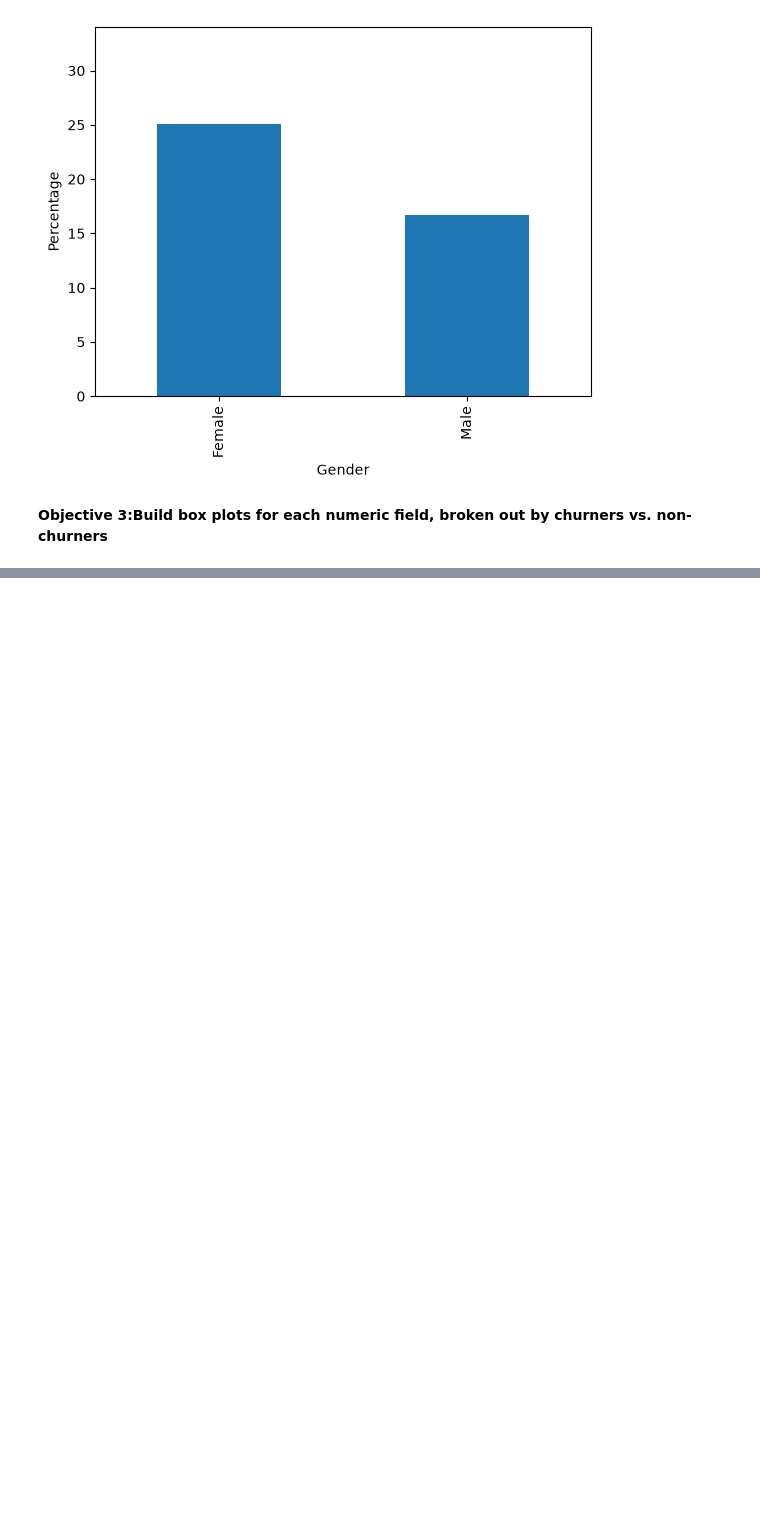
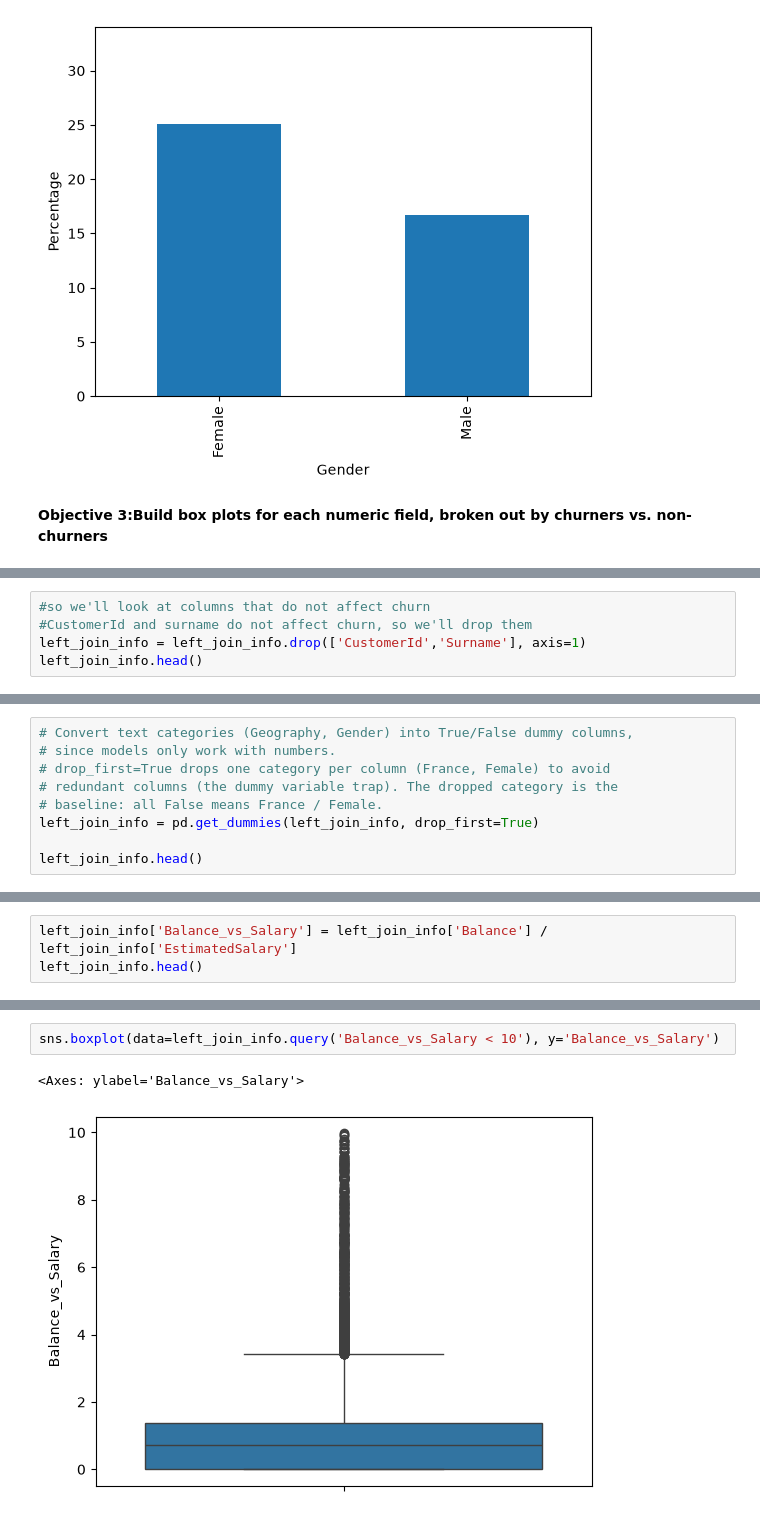
Before and after one commit to iliyanHHabibo/Bank-Customer-Churn, a Jupyter notebook: Bank_churn.ipynb, the cells around one changed output, grey strips where cells are left out. Saved outputs shown, nothing was run; the diff lists cells and outputs as text; blank space fills up the shorter version.

```diff
--- a/Bank_churn.ipynb
+++ b/Bank_churn.ipynb
@@ -174,0 +195,5 @@ plt.show()
+# %%
+#so we'll look at columns that do not affect churn
+#CustomerId and surname do not affect churn, so we'll drop them
+left_join_info = left_join_info.drop(['CustomerId','Surname'], axis=1)
+left_join_info.head()
@@ -174,0 +209,9 @@ plt.show()
+# %%
+# Convert text categories (Geography, Gender) into True/False dummy columns,
+# since models only work with numbers.
+# drop_first=True drops one category per column (France, Female) to avoid
+# redundant columns (the dummy variable trap). The dropped category is the
+# baseline: all False means France / Female.
+left_join_info = pd.get_dummies(left_join_info, drop_first=True)
+
+left_join_info.head()
@@ -174,0 +227,3 @@ plt.show()
+# %%
+left_join_info['Balance_vs_Salary'] = left_join_info['Balance'] / left_join_info['EstimatedSalary']
+left_join_info.head()
@@ -174,0 +237,5 @@ plt.show()
+# %%
+sns.boxplot(data=left_join_info.query('Balance_vs_Salary < 10'), y='Balance_vs_Salary')
+# %% [output]
+<Axes: ylabel='Balance_vs_Salary'>
+[figure, added]
```
Also changed, not shown: parts of 12 cells of this notebook.
